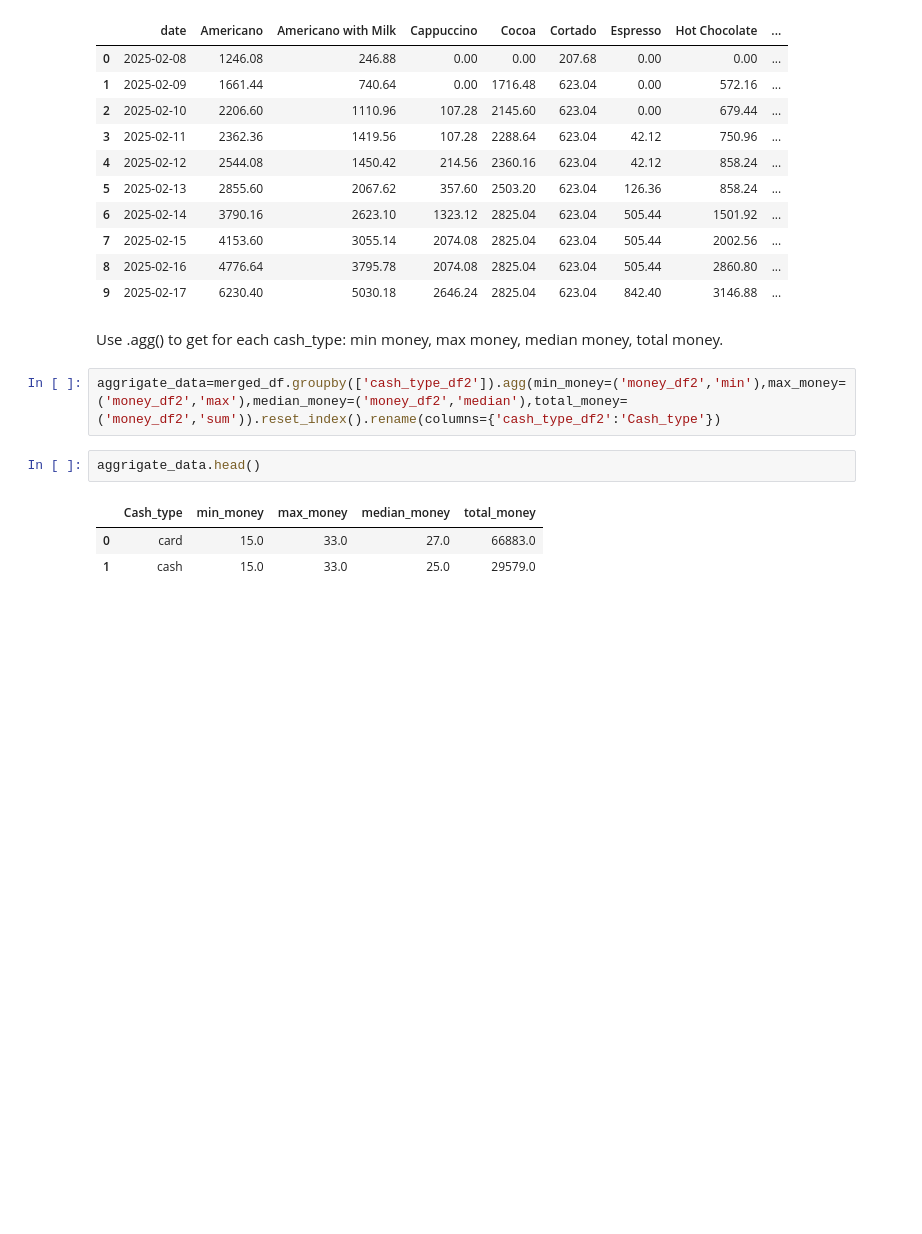
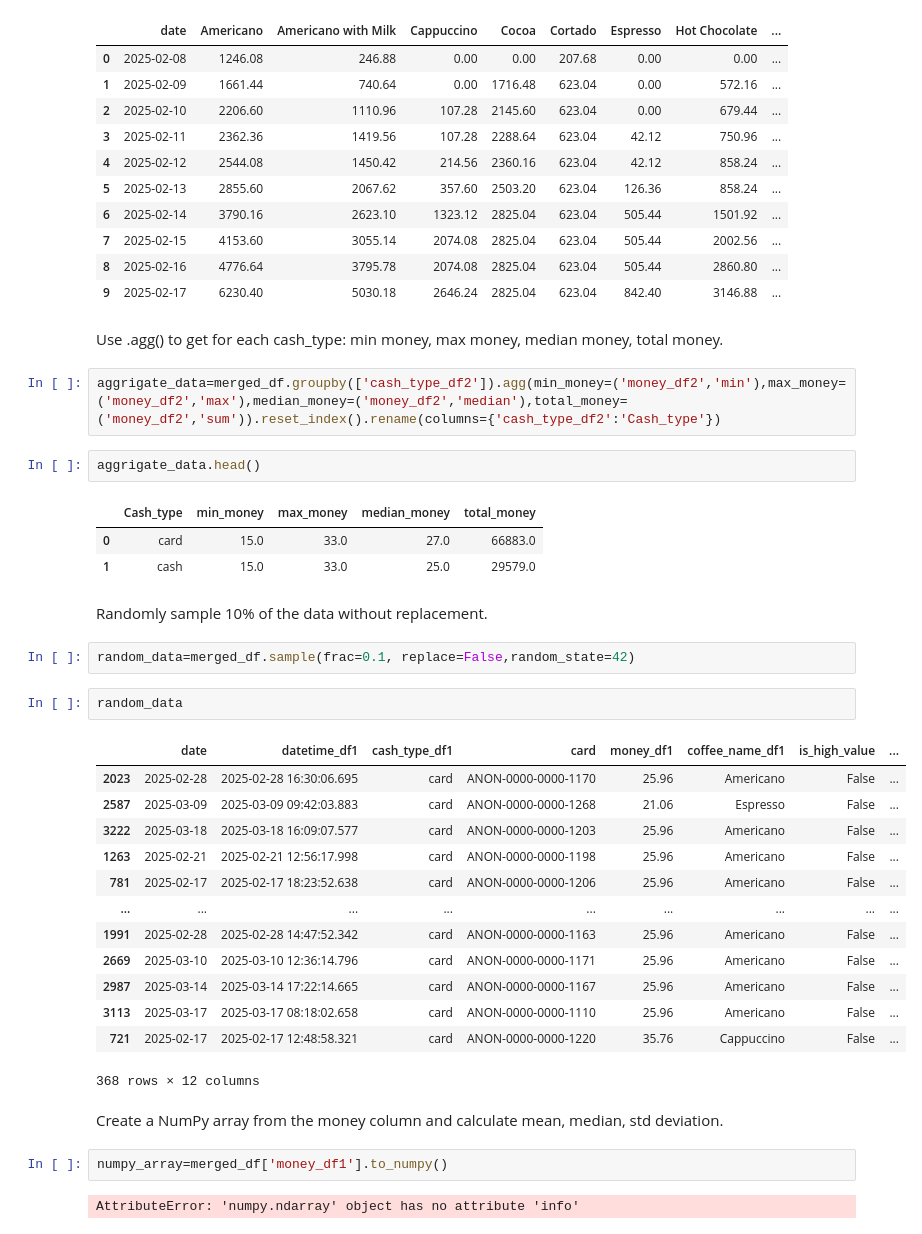
Before and after one commit to eThird/Da-practice, a Jupyter notebook: Notebooks/Untitled.ipynb, the cells around one changed output. Drawn from its saved outputs; the diff is of its cells as text; blank space fills up the shorter version.

```diff
--- a/Notebooks/Untitled.ipynb
+++ b/Notebooks/Untitled.ipynb
@@ -596,3 +596,29 @@ aggrigate_data.head()
 |  | Cash_type | min_money | max_money | median_money | total_money |
 | 0 | card | 15.0 | 33.0 | 27.0 | 66883.0 |
 | 1 | cash | 15.0 | 33.0 | 25.0 | 29579.0 |
+# %% [markdown]
+Randomly sample 10% of the data without replacement.
+# %%
+random_data=merged_df.sample(frac=0.1, replace=False,random_state=42)
+# %%
+random_data
+# %% [output]
+|  | date | datetime_df1 | cash_type_df1 | card | money_df1 | coffee_name_df1 | is_high_value | ... |
+| 2023 | 2025-02-28 | 2025-02-28 16:30:06.695 | card | ANON-0000-0000-1170 | 25.96 | Americano | False | ... |
+| 2587 | 2025-03-09 | 2025-03-09 09:42:03.883 | card | ANON-0000-0000-1268 | 21.06 | Espresso | False | ... |
+| 3222 | 2025-03-18 | 2025-03-18 16:09:07.577 | card | ANON-0000-0000-1203 | 25.96 | Americano | False | ... |
+| 1263 | 2025-02-21 | 2025-02-21 12:56:17.998 | card | ANON-0000-0000-1198 | 25.96 | Americano | False | ... |
+| 781 | 2025-02-17 | 2025-02-17 18:23:52.638 | card | ANON-0000-0000-1206 | 25.96 | Americano | False | ... |
+| ... | ... | ... | ... | ... | ... | ... | ... | ... |
+| 1991 | 2025-02-28 | 2025-02-28 14:47:52.342 | card | ANON-0000-0000-1163 | 25.96 | Americano | False | ... |
+| 2669 | 2025-03-10 | 2025-03-10 12:36:14.796 | card | ANON-0000-0000-1171 | 25.96 | Americano | False | ... |
+| 2987 | 2025-03-14 | 2025-03-14 17:22:14.665 | card | ANON-0000-0000-1167 | 25.96 | Americano | False | ... |
+| 3113 | 2025-03-17 | 2025-03-17 08:18:02.658 | card | ANON-0000-0000-1110 | 25.96 | Americano | False | ... |
+| 721 | 2025-02-17 | 2025-02-17 12:48:58.321 | card | ANON-0000-0000-1220 | 35.76 | Cappuccino | False | ... |
+368 rows × 12 columns
+# %% [markdown]
+Create a NumPy array from the money column and calculate mean, median, std deviation.
+# %%
+numpy_array=merged_df['money_df1'].to_numpy()
+# %% [output]
+AttributeError: 'numpy.ndarray' object has no attribute 'info'
```
Also changed, not shown: parts of 3 cells of this notebook.
